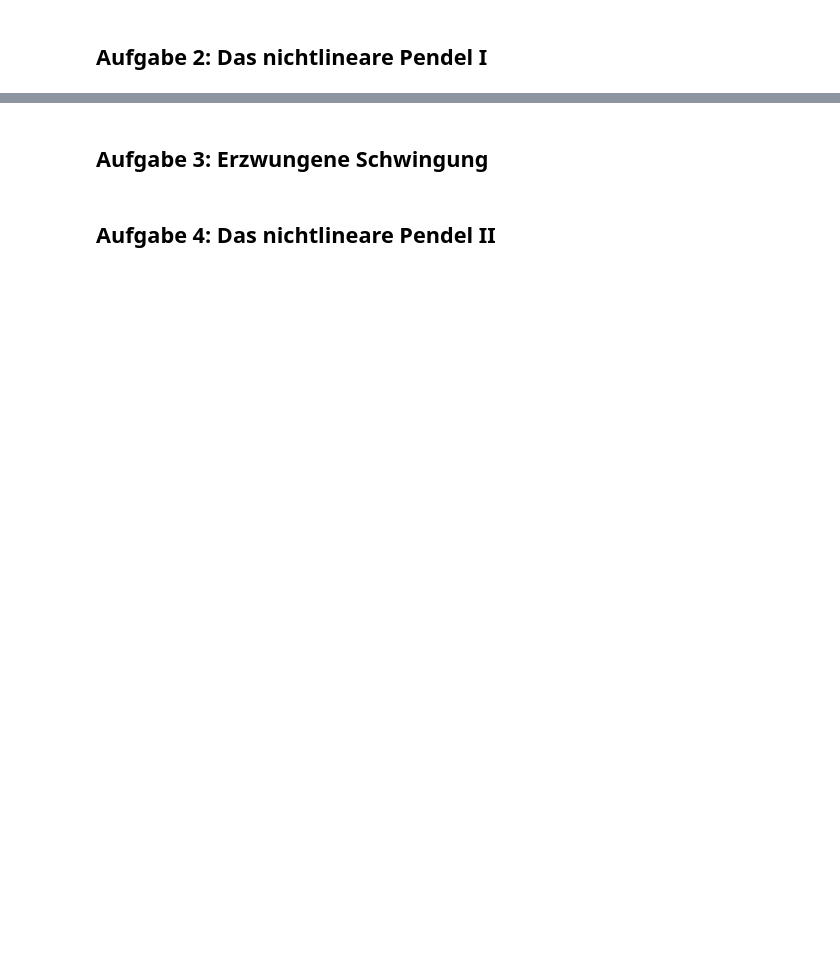
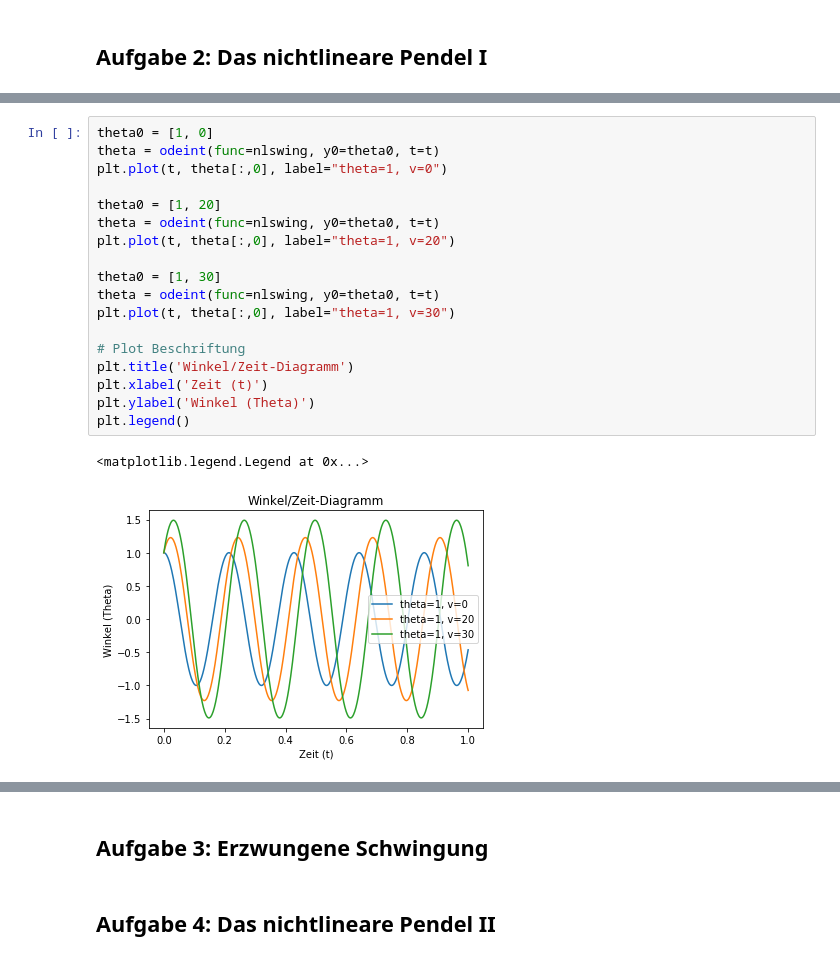
Before and after one commit to darenegade/modellbildung, a Jupyter notebook: Abgabe 3/Abgabe 3.ipynb, the cells around one changed output, grey strips where cells are left out. Cells and saved outputs as stored; diff of their text form; blank space fills up the shorter version.

```diff
--- a/Abgabe 3/Abgabe 3.ipynb
+++ b/Abgabe 3/Abgabe 3.ipynb
@@ -111,0 +165,21 @@ plt.legend()
+# %%
+theta0 = [1, 0]
+theta = odeint(func=nlswing, y0=theta0, t=t)
+plt.plot(t, theta[:,0], label="theta=1, v=0")
+
+theta0 = [1, 20]
+theta = odeint(func=nlswing, y0=theta0, t=t)
+plt.plot(t, theta[:,0], label="theta=1, v=20")
+
+theta0 = [1, 30]
+theta = odeint(func=nlswing, y0=theta0, t=t)
+plt.plot(t, theta[:,0], label="theta=1, v=30")
+
+# Plot Beschriftung
+plt.title('Winkel/Zeit-Diagramm')
+plt.xlabel('Zeit (t)')
+plt.ylabel('Winkel (Theta)')
+plt.legend()
+# %% [output]
+<matplotlib.legend.Legend at 0x...>
+[figure, added]
```
Also changed, not shown: parts of 9 cells of this notebook.
